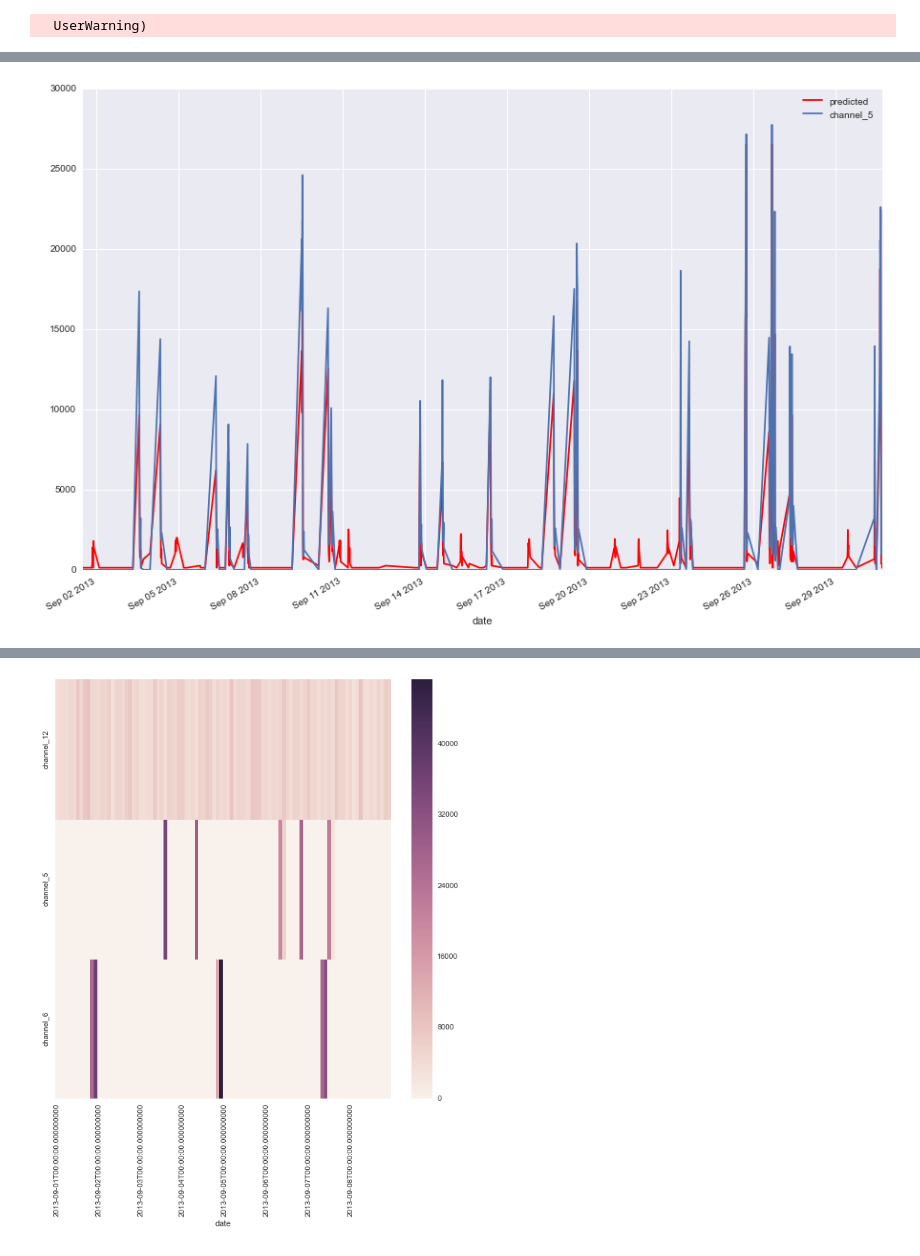
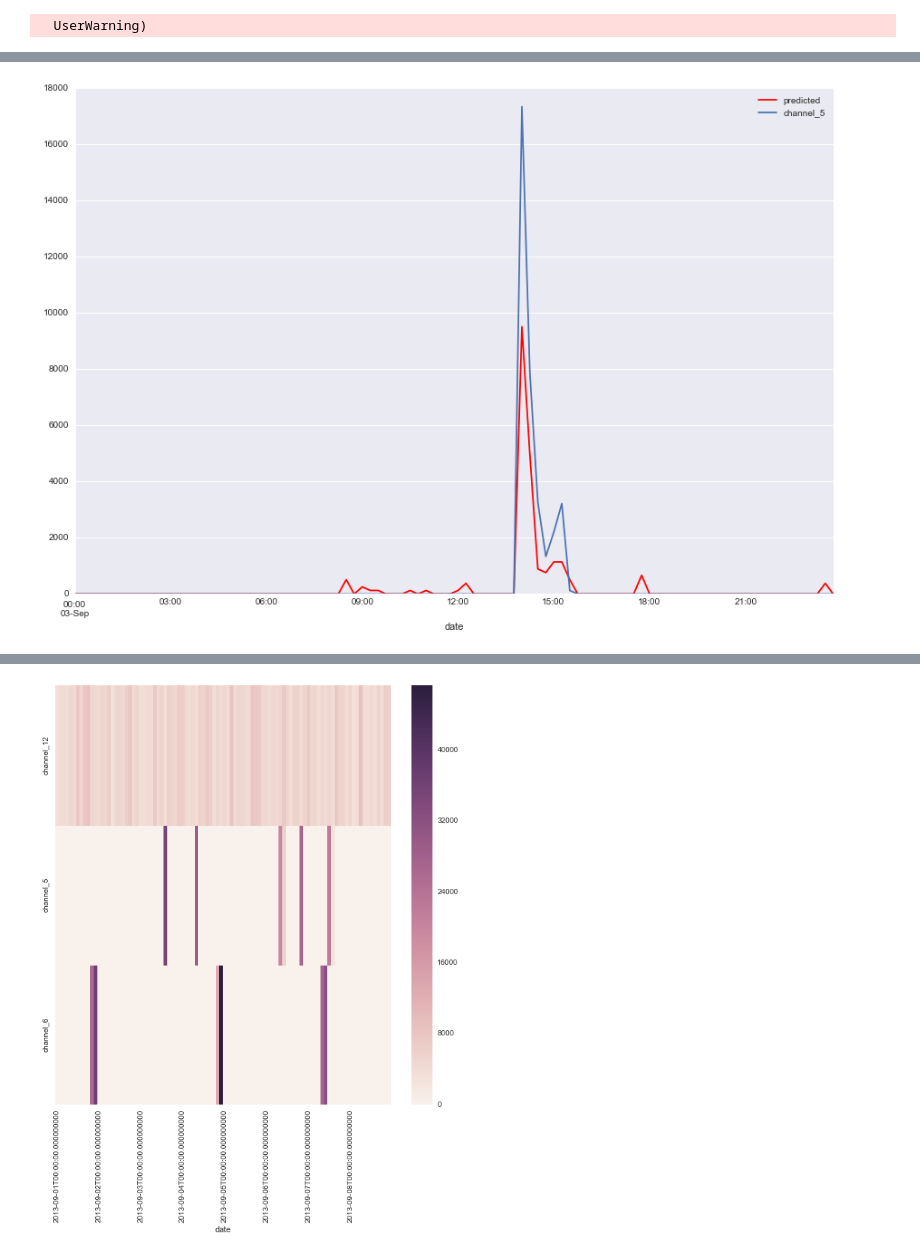
Before and after one commit to pipette/Electricity-load-disaggregation, a Jupyter notebook: code/Test graphs.ipynb, the cells around one changed output, grey strips where cells are left out. Cells and saved outputs as stored; diff of their text form; code cells hidden in the pictures.

```diff
--- a/code/Test graphs.ipynb
+++ b/code/Test graphs.ipynb
@@ -42,15 +42,15 @@ plt.legend(title = 'Channel_12');
 # %%
 channel = 'channel_5'
-channel_pred = Min15_pred[(Min15_pred[channel]>1)][channel]
+channel_pred = Min15_pred['2013-09-03'][channel]
 idx = channel_pred.index
 channel_act = Min15_test.loc[idx][[channel]]
 
 
 plt.figure(figsize = (15,10))
 ax = channel_pred.plot(label = 'predicted',color = 'red')
 channel_act.plot(ax = ax, label = 'observed')
 plt.legend();
 # %% [output]
-[figure, old version]
+[figure, new version]
 # %%
 channel = 'channel_6'
```
Also changed, not shown: parts of 5 cells of this notebook, 5 other files.
